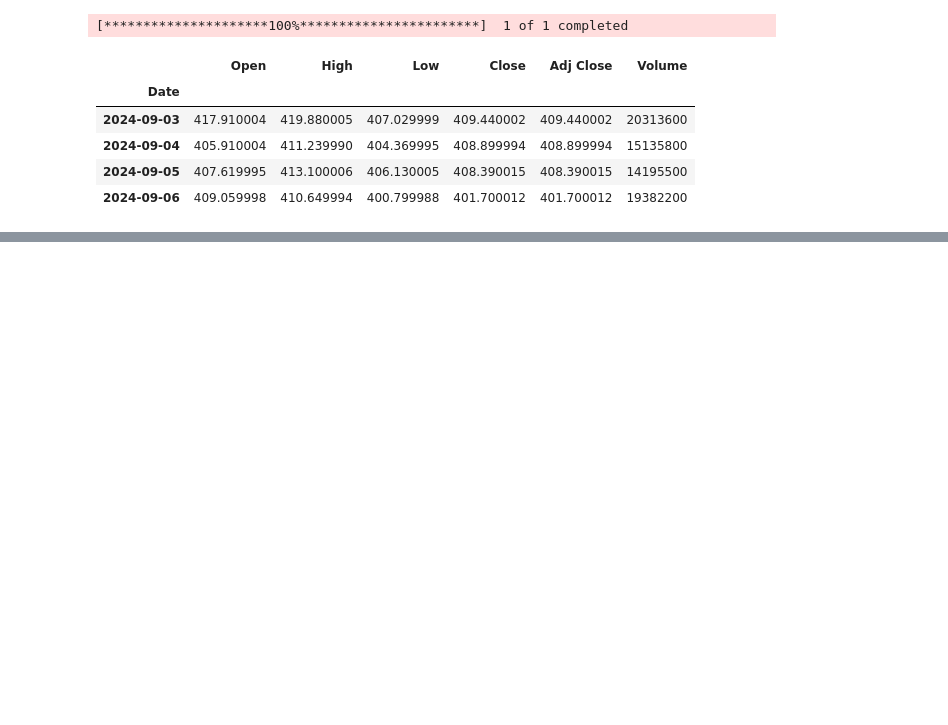
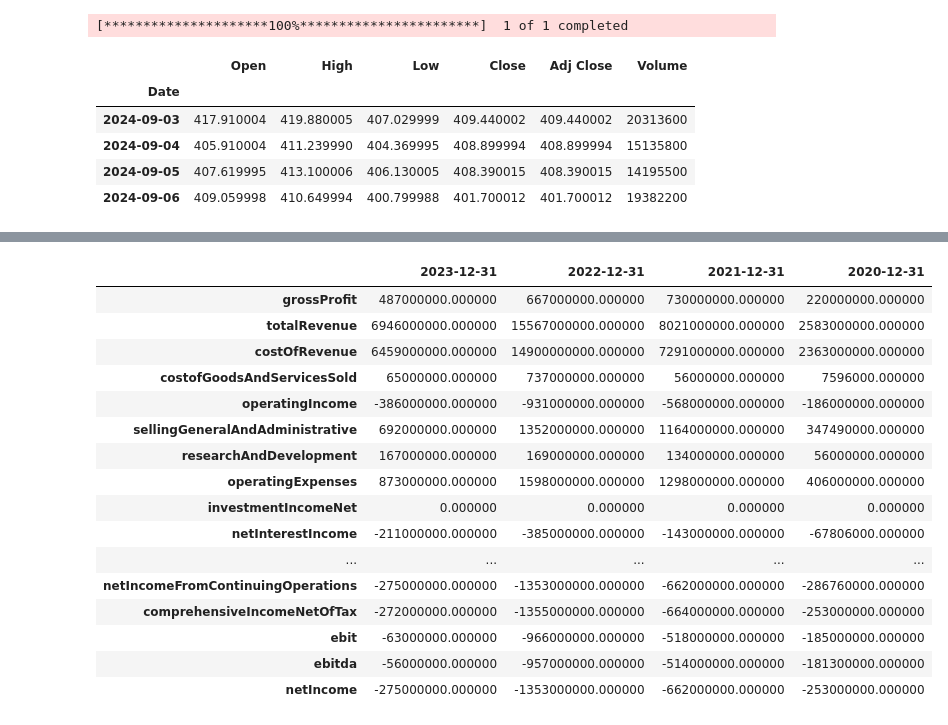
Before and after one commit to nestorap/sotck_app, a Jupyter notebook: notebooks/pruebas.ipynb, the cells around one changed output, grey strips where cells are left out. Cells and saved outputs as stored; diff of their text form; code cells hidden in the pictures; blank space fills up the shorter version.

```diff
--- a/notebooks/pruebas.ipynb
+++ b/notebooks/pruebas.ipynb
@@ -69,0 +100,40 @@ df
+# %%
+# Crear el DataFrame
+df = pd.DataFrame(is1, index=[
+    'grossProfit', 'totalRevenue', 'costOfRevenue', 'costofGoodsAndServicesSold',
+    'operatingIncome', 'sellingGeneralAndAdministrative', 'researchAndDevelopment',
+    'operatingExpenses', 'investmentIncomeNet', 'netInterestIncome', 'interestIncome',
+    'interestExpense', 'nonInterestIncome', 'otherNonOperatingIncome', 'depreciation',
+    'depreciationAndAmortization', 'incomeBeforeTax', 'incomeTaxExpense', 'interestAndDebtExpense',
+    'netIncomeFromContinuingOperations', 'comprehensiveIncomeNetOfTax', 'ebit', 'ebitda', 'netIncome'
+])
+
+# Convertir las columnas a tipo float, manejando valores 'None' y errores
+df = df.apply(pd.to_numeric, errors='coerce')
+
+# Rellenar valores NaN con 0 (o el valor que prefieras)
+df_filled = df.fillna(0)
+
+# Aplicar un gradiente de colores
+styled_df = df_filled.style.background_gradient(cmap='coolwarm')
+
+# Mostrar el DataFrame estilizado en Jupyter Notebook (o en un entorno similar)
+styled_df
+# %% [output]
+|  | 2023-12-31 | 2022-12-31 | 2021-12-31 | 2020-12-31 |
+| grossProfit | 487000000.000000 | 667000000.000000 | 730000000.000000 | 220000000.000000 |
+| totalRevenue | 6946000000.000000 | 15567000000.000000 | 8021000000.000000 | 2583000000.000000 |
+| costOfRevenue | 6459000000.000000 | 14900000000.000000 | 7291000000.000000 | 2363000000.000000 |
+| costofGoodsAndServicesSold | 65000000.000000 | 737000000.000000 | 56000000.000000 | 7596000.000000 |
+| operatingIncome | -386000000.000000 | -931000000.000000 | -568000000.000000 | -186000000.000000 |
+| sellingGeneralAndAdministrative | 692000000.000000 | 1352000000.000000 | 1164000000.000000 | 347490000.000000 |
+| researchAndDevelopment | 167000000.000000 | 169000000.000000 | 134000000.000000 | 56000000.000000 |
+| operatingExpenses | 873000000.000000 | 1598000000.000000 | 1298000000.000000 | 406000000.000000 |
+| investmentIncomeNet | 0.000000 | 0.000000 | 0.000000 | 0.000000 |
+| netInterestIncome | -211000000.000000 | -385000000.000000 | -143000000.000000 | -67806000.000000 |
+| ... | ... | ... | ... | ... |
+| netIncomeFromContinuingOperations | -275000000.000000 | -1353000000.000000 | -662000000.000000 | -286760000.000000 |
+| comprehensiveIncomeNetOfTax | -272000000.000000 | -1355000000.000000 | -664000000.000000 | -253000000.000000 |
+| ebit | -63000000.000000 | -966000000.000000 | -518000000.000000 | -185000000.000000 |
+| ebitda | -56000000.000000 | -957000000.000000 | -514000000.000000 | -181300000.000000 |
+| netIncome | -275000000.000000 | -1353000000.000000 | -662000000.000000 | -253000000.000000 |
```
Also changed, not shown: parts of 8 cells of this notebook, 1 other file.
